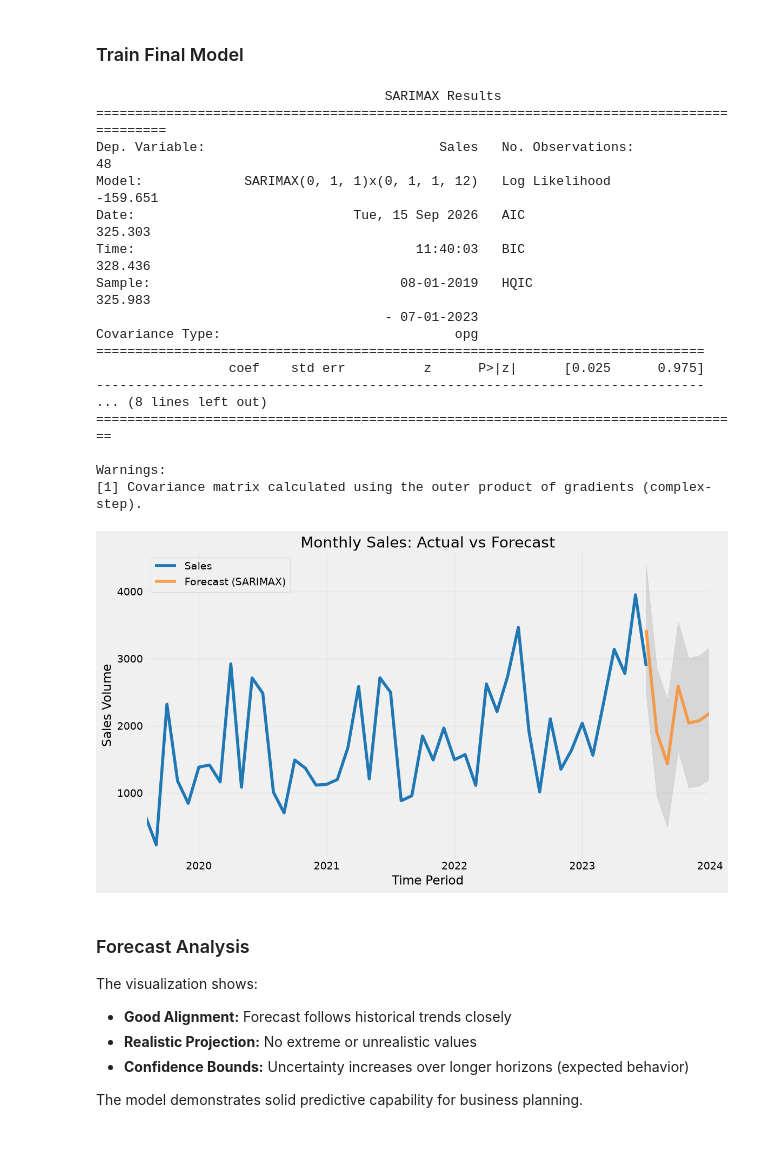
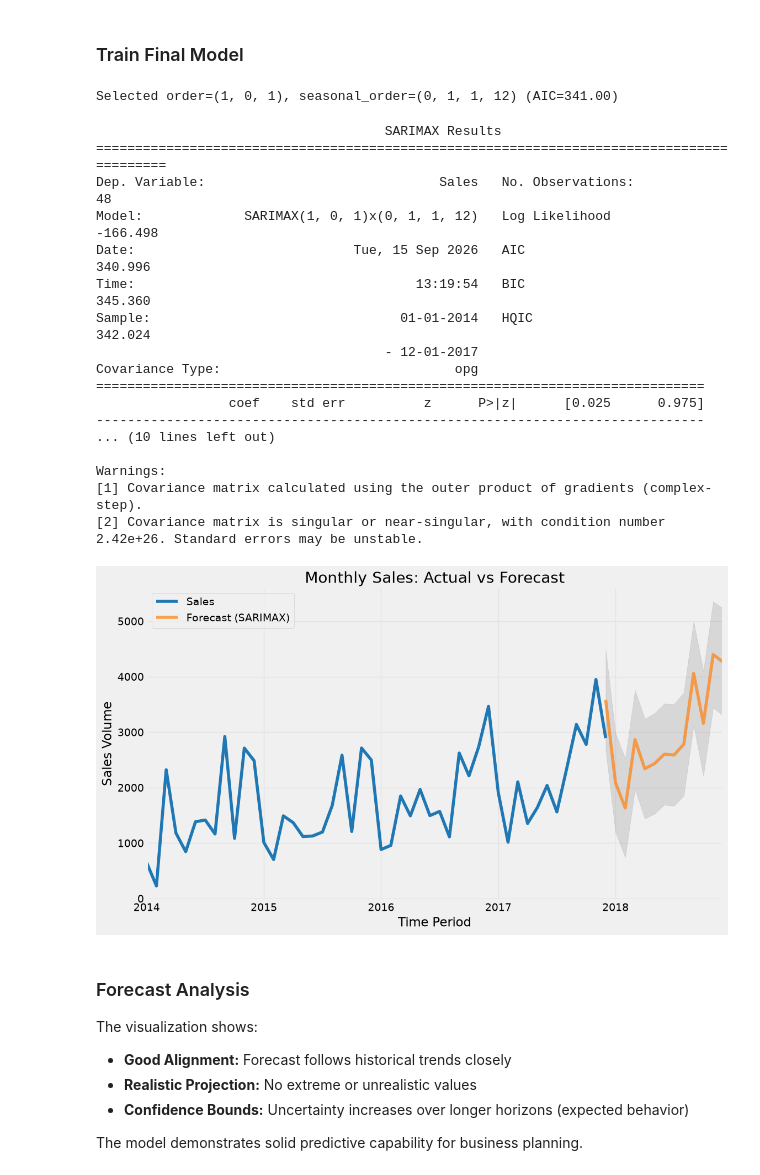
Before and after one commit to hansdarmawann/sarailmax, a Jupyter notebook: Superstore_Forecast_Local.ipynb, the cells around one changed output. Cells and saved outputs as stored; diff of their text form; code cells hidden in the pictures; blank space fills up the shorter version.

```diff
--- a/Superstore_Forecast_Local.ipynb
+++ b/Superstore_Forecast_Local.ipynb
@@ -262,9 +262,6 @@ y = y.reset_index()
 # Ensure datetime format
 y['Order Date'] = pd.to_datetime(y['Order Date'])
 
-# Apply time offset (align to current period)
-y['Order Date'] = [i + pd.DateOffset(months=67) for i in y['Order Date']]
-
 # Set date as index
 y = y.set_index(['Order Date'])
 
@@ -432,11 +439,17 @@ This configuration balances complexity and performance, preventing overfitting w
 # %% [markdown]
 ### Train Final Model
 # %%
-# Build SARIMAX model with optimal parameters
+# Select the lowest-AIC configuration from the grid search
+best_config = aic_df.iloc[0]
+order = best_config["order"]
+seasonal_order = best_config["seasonal_order"]
+print(f"Selected order={order}, seasonal_order={seasonal_order} (AIC={best_config['AIC']:.2f})")
+
+# Build SARIMAX model with the selected parameters
 mod = sm.tsa.statespace.SARIMAX(
     y,
-    order=(0, 1, 1),
-    seasonal_order=(0, 1, 1, 12),
+    order=order,
+    seasonal_order=seasonal_order,
     enforce_stationarity=False,
     enforce_invertibility=False
 )
@@ -447,62 +460,63 @@ results = mod.fit(disp=False)
 # Display model summary
 print(results.summary())
 # %% [output]
-                                     SARIMAX Results
-==========================================================================================
-Dep. Variable:                              Sales   No. Observations:                   48
-Model:             SARIMAX(0, 1, 1)x(0, 1, 1, 12)   Log Likelihood                -159.651
-Date:                            Tue, 15 Sep 2026   AIC                            325.303
-Time:                                    11:40:03   BIC                            328.436
-Sample:                                08-01-2019   HQIC                           325.983
-                                     - 07-01-2023
-Covariance Type:                              opg
-==============================================================================
-                 coef    std err          z      P>|z|      [0.025      0.975]
-------------------------------------------------------------------------------
-... (8 lines left out)
-===================================================================================
-
-Warnings:
-[1] Covariance matrix calculated using the outer product of gradients (complex-step).
+Selected order=(1, 0, 1), seasonal_order=(0, 1, 1, 12) (AIC=341.00)
+                                     SARIMAX Results
+==========================================================================================
+Dep. Variable:                              Sales   No. Observations:                   48
+Model:             SARIMAX(1, 0, 1)x(0, 1, 1, 12)   Log Likelihood                -166.498
+Date:                            Tue, 15 Sep 2026   AIC                            340.996
+Time:                                    13:19:54   BIC                            345.360
+Sample:                                01-01-2014   HQIC                           342.024
+                                     - 12-01-2017
+Covariance Type:                              opg
+==============================================================================
+                 coef    std err          z      P>|z|      [0.025      0.975]
+------------------------------------------------------------------------------
+... (10 lines left out)
+
+Warnings:
+[1] Covariance matrix calculated using the outer product of gradients (complex-step).
+[2] Covariance matrix is singular or near-singular, with condition number 2.42e+26. Standard errors may be unstable.
 # %%
-# Generate short-term predictions for visualization
+# Generate forecast predictions for visualization and export (FORECAST_MONTHS ahead)
 pred = results.get_prediction(
     start=maximim_date,
-    end=maximim_date + pd.DateOffset(months=6),
+    end=maximim_date + pd.DateOffset(months=FORECAST_MONTHS),
     dynamic=False
 )
 
 # Extract confidence intervals
 pred_ci = pred.conf_int()
 
 # Create visualization
-ax = y['2019':].plot(label='Actual Sales (Historical)', color='#1f77b4')
+ax = y.plot(label='Actual Sales (Historical)', color='#1f77b4')
 pred.predicted_mean.plot(
     ax=ax,
     label='Forecast (SARIMAX)',
     color='#ff7f0e',
     alpha=.7,
     figsize=(12, 7)
 )
 
 # Add confidence interval shading
 ax.fill_between(
     pred_ci.index,
     pred_ci.iloc[:, 0],
     pred_ci.iloc[:, 1],
     color='k',
     alpha=.1
 )
 
 # Format plot
 ax.set_xlabel('Time Period')
 ax.set_ylabel('Sales Volume')
 plt.title('Monthly Sales: Actual vs Forecast')
 plt.legend(loc='upper left')
 plt.grid(True, alpha=0.3)
 plt.show()
 # %% [output]
-[figure, old version]
+[figure, new version]
 # %% [markdown]
 ### Forecast Analysis
 
```
Also changed, not shown: parts of 12 cells of this notebook, 2 other files.
